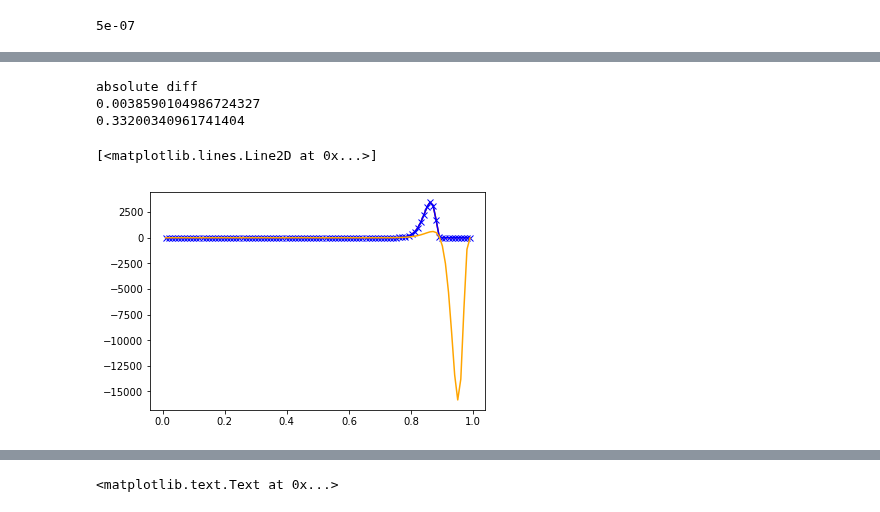
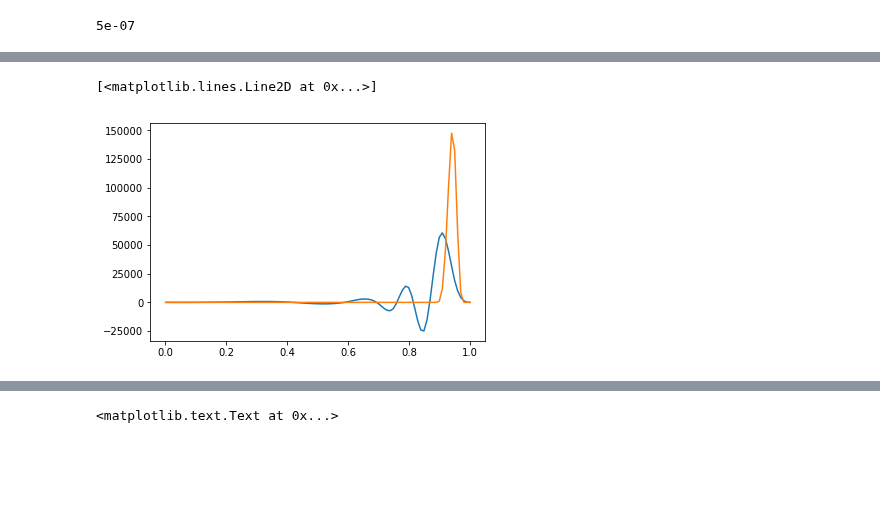
Before and after one commit to mijordan3/BNP_sensitivity, a Jupyter notebook: GMM_clustering/jupyter/clustering_iris_lucky_restart_functional_sensitivity_worst_case.ipynb, the cells around one changed output, grey strips where cells are left out. Drawn from its saved outputs; the diff is of its cells as text; code cells hidden in the pictures; blank space fills up the shorter version.

```diff
--- a/GMM_clustering/jupyter/clustering_iris_lucky_restart_functional_sensitivity_worst_case.ipynb
+++ b/GMM_clustering/jupyter/clustering_iris_lucky_restart_functional_sensitivity_worst_case.ipynb
@@ -498,3 +492,10 @@ worst_case_neg_int_points = \
+# %%
+theta = np.linspace(0.001, 0.999, 100)
+plt.plot(theta, worst_case_neg_interp.eval_interp_fun(theta))
+plt.plot(theta, worst_case_neg_interp.eval_fun(theta))
+# %% [output]
+[<matplotlib.lines.Line2D at 0x...>]
+[figure, added]
 # %%
 # plt.plot(int_points_x, worst_case_neg_int_points, 'blue')
 # plt.plot(theta, worst_case_neg(theta).flatten(), 'red')
@@ -504,22 +501,0 @@ worst_case_neg_interpolated = lambda x : eval_linear_interpolation(x, int_points
-# %%
-x = np.random.random((100))
-
-print('absolute diff')
-print(np.max(np.abs(worst_case_pos_interpolated(x) - worst_case_pos(x))))
-print(np.max(np.abs(worst_case_neg_interpolated(x) - worst_case_neg(x))))
-
-# print('\n relative diff')
-# print(np.max(np.abs(worst_case_pos_interpolated(x) - worst_case_pos(x) / worst_case_pos(x))))
-# print(np.max(np.abs(worst_case_neg_interpolated(x) - worst_case_neg(x) / worst_case_neg(x))))
-# %% [output]
-absolute diff
-0.0038590104986724327
-0.33200340961741404
-# %%
-plt.plot(theta, worst_case_pos(theta).flatten(), 'red')
-plt.plot(theta, worst_case_pos_interpolated(theta).flatten(), color = 'blue', marker = 'x')
-plt.plot(theta, np.dot(g_eta_nclust, linear_sens.total_influence_function(theta)),
-         color = 'orange')
-# %% [output]
-[<matplotlib.lines.Line2D at 0x...>]
-[figure, removed]
```
Also changed, not shown: parts of 50 cells of this notebook, 3 other files.
